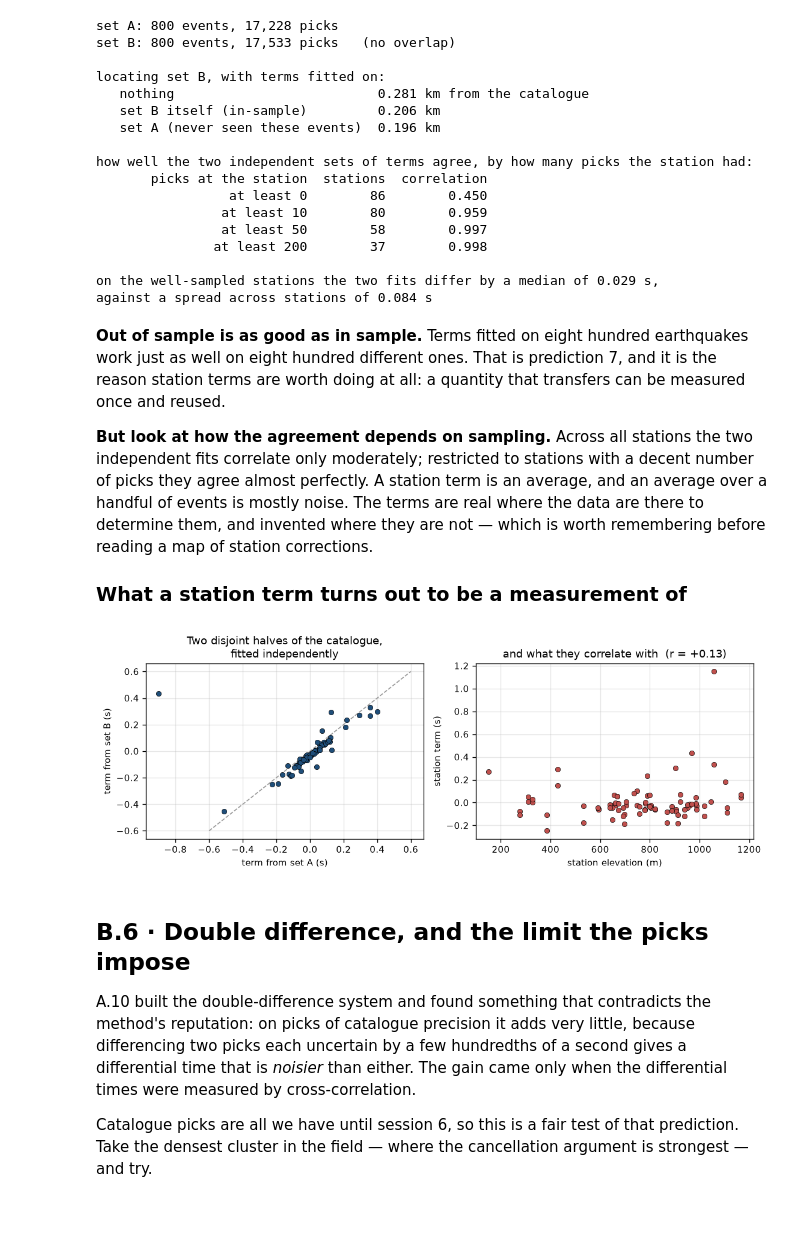
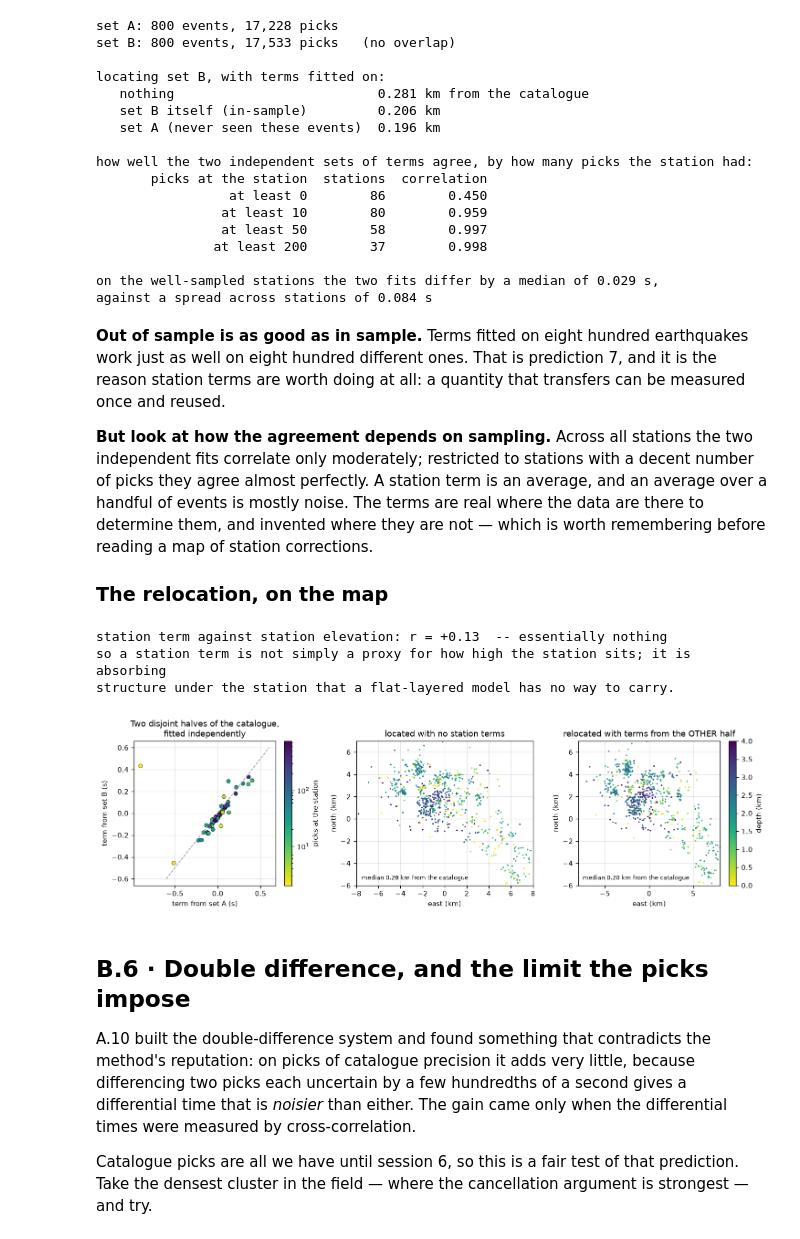
Before and after one commit to AI4EPS/EPS207_Observational_Seismology, a Jupyter notebook: docs/notebooks/02b_location_geysers.ipynb, the cells around one changed output. Cells and saved outputs as stored; diff of their text form; code cells hidden in the pictures; blank space fills up the shorter version.

```diff
--- a/docs/notebooks/02b_location_geysers.ipynb
+++ b/docs/notebooks/02b_location_geysers.ipynb
@@ -1090,26 +1279,40 @@ almost perfectly. A station term is an average, and an average over a handful of
 noise. The terms are real where the data are there to determine them, and invented where they
 are not — which is worth remembering before reading a map of station corrections.
 
-### What a station term turns out to be a measurement of
+### The relocation, on the map
-# %%
-fig, ax = plt.subplots(1, 2, figsize=(9.4, 3.5))
-common = terms_A.index.intersection(terms_B.index)
-ax[0].plot([-0.6, 0.6], [-0.6, 0.6], c="0.6", lw=1.0, ls="--")
-ax[0].plot(terms_A[common], terms_B[common], "o", ms=5, mfc="#1f4e79", mec="k", mew=0.4)
-ax[0].set(xlabel="term from set A (s)", ylabel="term from set B (s)",
-          title="Two disjoint halves of the catalogue,\nfitted independently")
-
-sta = gl.stations_2016(within=20.0).set_index("sta")
-key_sta = pd.Series(terms_B.index.str.split(".").str[1], index=terms_B.index)
-el = key_sta.map(-sta.z * 1000)
-ok = el.notna()
-ax[1].plot(el[ok], terms_B[ok], "o", ms=5, mfc="#c0504d", mec="k", mew=0.4)
-ax[1].set(xlabel="station elevation (m)", ylabel="station term (s)",
-          title=f"and what they correlate with  (r = {np.corrcoef(el[ok], terms_B[ok])[0, 1]:+.2f})")
-fig.tight_layout()
-plt.show()
-# %% [output]
-[figure, removed]
+# %%
+sta = gl.stations_2016(within=20.0).set_index("sta")
+el = pd.Series(terms_B.index.str.split(".").str[1], index=terms_B.index).map(-sta.z * 1000)
+ok = el.notna()
+print(f"station term against station elevation: r = "
+      f"{np.corrcoef(el[ok], terms_B[ok])[0, 1]:+.2f}  -- essentially nothing")
+print("so a station term is not simply a proxy for how high the station sits; it is absorbing")
+print("structure under the station that a flat-layered model has no way to carry.")
+
+fig, ax = plt.subplots(1, 3, figsize=(12.4, 3.7))
+ax[0].plot([-0.6, 0.6], [-0.6, 0.6], c="0.6", lw=1.0, ls="--")
+sc = ax[0].scatter(terms_A[common], terms_B[common], c=np.clip(nA, 1, 1e4), s=26,
+                   cmap="viridis_r", norm=__import__("matplotlib").colors.LogNorm(),
+                   edgecolors="k", linewidths=0.4)
+ax[0].set(xlabel="term from set A (s)", ylabel="term from set B (s)",
+          title="Two disjoint halves of the catalogue,\nfitted independently")
+fig.colorbar(sc, ax=ax[0], label="picks at the station")
+
+for a, ev_, lab in ((ax[1], ev_none, "located with no station terms"),
+                    (ax[2], ev_xfer, "relocated with terms from the OTHER half")):
+    s2 = a.scatter(ev_.x, ev_.y, c=ev_.z, s=4, cmap="viridis_r", vmin=0, vmax=4, linewidths=0)
+    e2 = cat.loc[ev_.index]
+    a.set(xlim=(-8, 8), ylim=(-6, 7), xlabel="east (km)", ylabel="north (km)", title=lab)
+    a.text(0.03, 0.04, f"median {np.median(np.hypot(ev_.x - e2.x, ev_.y - e2.y)):.2f} km "
+           f"from the catalogue", transform=a.transAxes, fontsize=7.5)
+fig.colorbar(s2, ax=ax[2], label="depth (km)")
+fig.tight_layout()
+plt.show()
+# %% [output]
+station term against station elevation: r = +0.13  -- essentially nothing
+so a station term is not simply a proxy for how high the station sits; it is absorbing
+structure under the station that a flat-layered model has no way to carry.
+[figure, added]
 # %% [markdown]
 ## B.6 · Double difference, and the limit the picks impose
 
```
Also changed, not shown: parts of 25 cells of this notebook.
